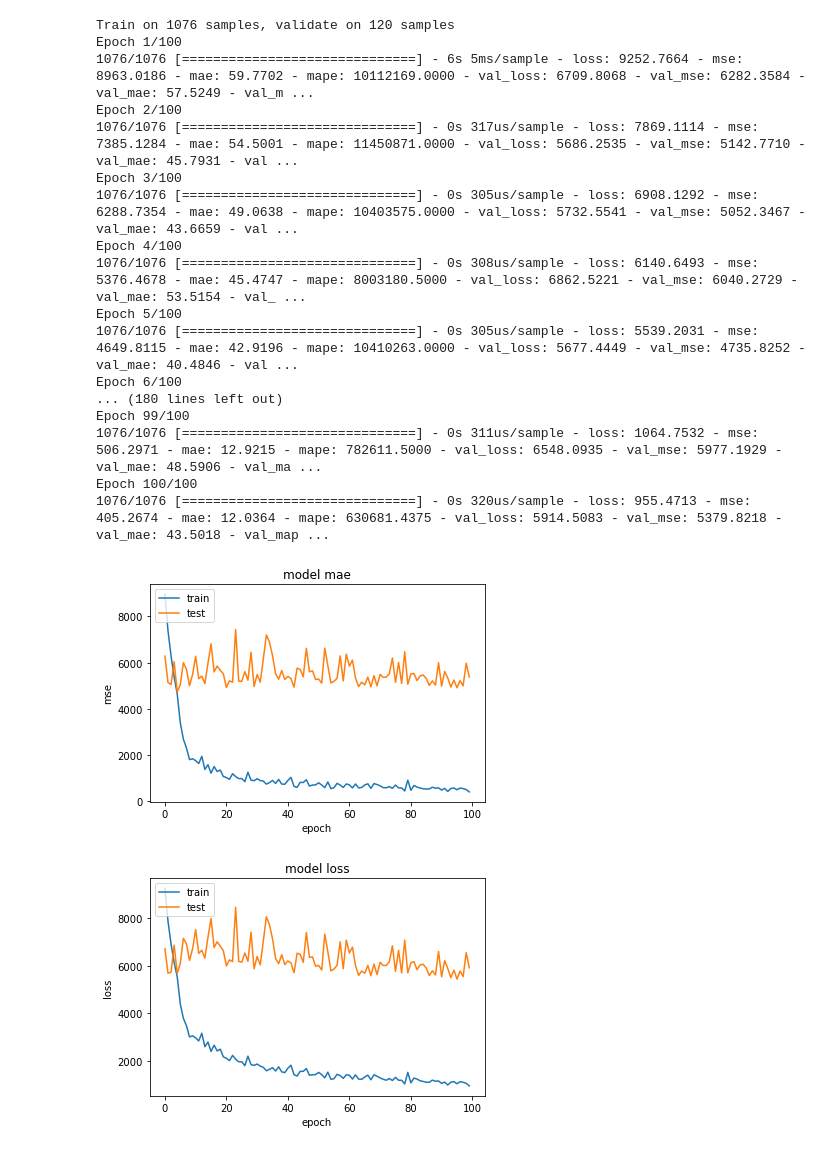
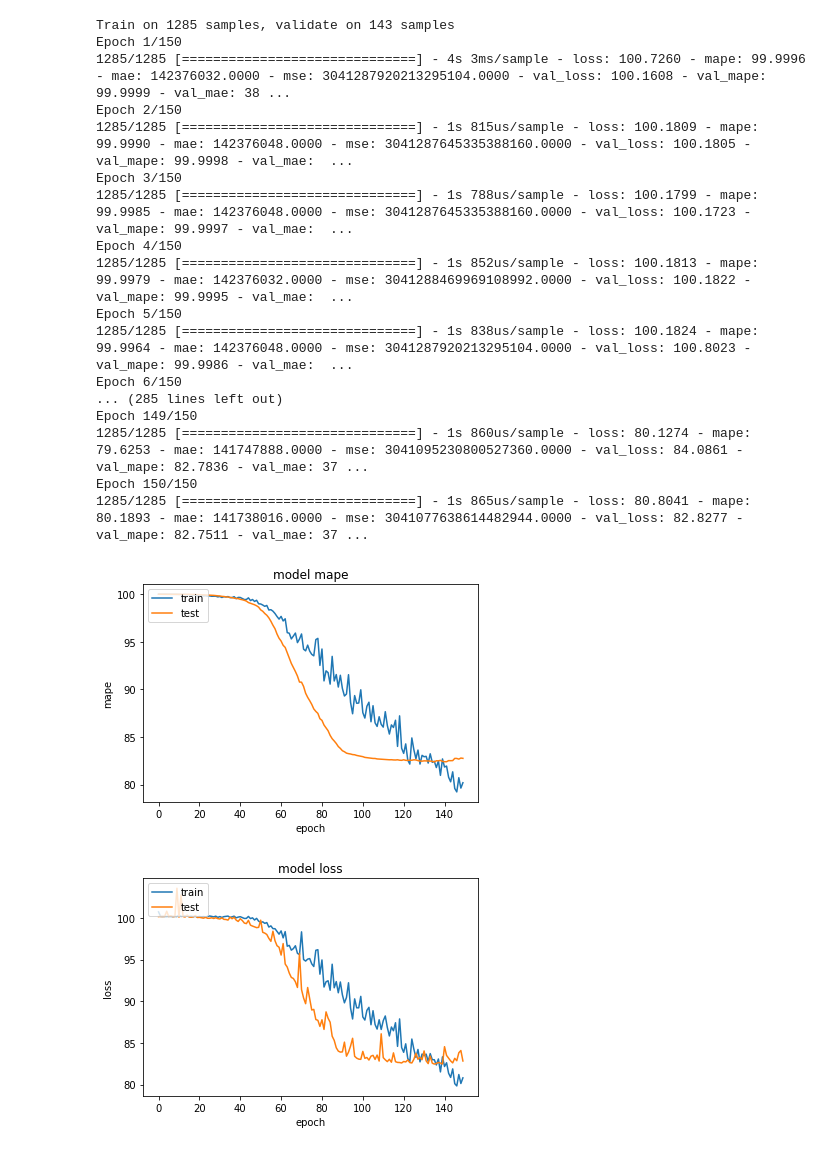
Before and after one commit to eunwooim/Datacampus-KU, a Jupyter notebook: data_modeling/04_0_fine.ipynb, the cells around one changed output. Drawn from its saved outputs; the diff is of its cells as text; code cells hidden in the pictures.

```diff
--- a/data_modeling/04_0_fine.ipynb
+++ b/data_modeling/04_0_fine.ipynb
@@ -71,14 +72,14 @@ dense_layer_1_1 = tf.keras.layers.Dense(units = 10, activation = tf.nn.relu)(inp
 dense_layer_1_2 = tf.keras.layers.Dense(units = 10, activation = tf.nn.relu)(dense_layer_1_1)
 dense_layer_1_3 = tf.keras.layers.Dense(units = 10, activation = tf.nn.relu)(dense_layer_1_2)
 dense_layer_1_4 = tf.keras.layers.Dense(units = 10, activation = tf.nn.relu)(dense_layer_1_3)
-dropout_1_5 = tf.keras.layers.Dropout(rate = 0.2)(dense_layer_1_3)
+dropout_1_5 = tf.keras.layers.Dropout(rate = 0.5)(dense_layer_1_4)
 
 
 dense_layer_2_1 = tf.keras.layers.Dense(units = 10, activation = tf.nn.relu)(input_2)
 dense_layer_2_2 = tf.keras.layers.Dense(units = 10, activation = tf.nn.relu)(dense_layer_2_1)
 dense_layer_2_3 = tf.keras.layers.Dense(units = 10, activation = tf.nn.relu)(dense_layer_2_2)
 dense_layer_2_4 = tf.keras.layers.Dense(units = 10, activation = tf.nn.relu)(dense_layer_2_3)
-dropout_2_5 = tf.keras.layers.Dropout(rate = 0.2)(dense_layer_2_3)
+dropout_2_5 = tf.keras.layers.Dropout(rate = 0.5)(dense_layer_2_4)
 # %%
 embeddings_index = {}
 f = open(os.path.join(os.path.dirname(os.getcwd()), 'data_processing', 'ft_0825_6.txt'),  encoding='utf-8')
@@ -118,9 +119,9 @@ embedding_layer_3 = tf.keras.layers.Embedding(num_words,
 
 reshape_3 = tf.keras.layers.Reshape((sequence_length, embedding_dim, 1))(embedding_layer_3)
 
-conv_0_3 = tf.keras.layers.Conv2D(num_filters, kernel_size=(3, embedding_dim), activation='relu', kernel_regularizer=tf.keras.regularizers.l2(3))(reshape_3)
-conv_1_3 = tf.keras.layers.Conv2D(num_filters, kernel_size=(4, embedding_dim), activation='relu', kernel_regularizer=tf.keras.regularizers.l2(3))(reshape_3)
-conv_2_3 = tf.keras.layers.Conv2D(num_filters, kernel_size=(5, embedding_dim), activation='relu', kernel_regularizer=tf.keras.regularizers.l2(3))(reshape_3)
+conv_0_3 = tf.keras.layers.Conv2D(num_filters, kernel_size=(3, embedding_dim), activation=tf.nn.relu, kernel_regularizer=tf.keras.regularizers.l2(3))(reshape_3)
+conv_1_3 = tf.keras.layers.Conv2D(num_filters, kernel_size=(4, embedding_dim), activation=tf.nn.relu, kernel_regularizer=tf.keras.regularizers.l2(3))(reshape_3)
+conv_2_3 = tf.keras.layers.Conv2D(num_filters, kernel_size=(5, embedding_dim), activation=tf.nn.relu, kernel_regularizer=tf.keras.regularizers.l2(3))(reshape_3)
 
 maxpool_0_3 = tf.keras.layers.MaxPool2D(pool_size=(sequence_length - 3 + 1, 1), strides=(1,1), padding='valid')(conv_0_3)
 maxpool_1_3 = tf.keras.layers.MaxPool2D(pool_size=(sequence_length - 4 + 1, 1), strides=(1,1), padding='valid')(conv_1_3)
@@ -141,7 +142,7 @@ output = tf.keras.layers.Dense(units = 1, activation = tf.nn.relu)(dense_layer_4
 
 model = tf.keras.Model(inputs=[input_1, input_2, input_3], outputs=output)
 # %%
-model.compile(loss=tf.keras.losses.MeanSquaredError(), optimizer=tf.keras.optimizers.RMSprop(learning_rate=0.005), metrics=['mse', 'mae', 'mape'])
+model.compile(loss=tf.keras.losses.MeanAbsolutePercentageError(), optimizer=tf.keras.optimizers.RMSprop(learning_rate=0.001), metrics=['mape', 'mae', 'mse'])
 print(model.summary())
 #Adamax
 # %% [output]
@@ -163,48 +164,48 @@ Non-trainable params: 0
 __________________________________________________________________________________________________
 None
 # %%
-history = model.fit(x=[X1_train, X2_train, X3_train], y=y_train, batch_size=64, epochs=100, verbose=1, validation_split=0.1)
+history = model.fit(x=[X1_train, X2_train, X3_train], y=y_train, batch_size=32, epochs=150, verbose=1, validation_split=0.1)
 # %% [output]
-Train on 1076 samples, validate on 120 samples
-Epoch 1/100
-1076/1076 [==============================] - 6s 5ms/sample - loss: 9252.7664 - mse: 8963.0186 - mae: 59.7702 - mape: 10112169.0000 - val_loss: 6709.8068 - val_mse: 6282.3584 - val_mae: 57.5249 - val_m ...
-Epoch 2/100
-1076/1076 [==============================] - 0s 317us/sample - loss: 7869.1114 - mse: 7385.1284 - mae: 54.5001 - mape: 11450871.0000 - val_loss: 5686.2535 - val_mse: 5142.7710 - val_mae: 45.7931 - val ...
-Epoch 3/100
-1076/1076 [==============================] - 0s 305us/sample - loss: 6908.1292 - mse: 6288.7354 - mae: 49.0638 - mape: 10403575.0000 - val_loss: 5732.5541 - val_mse: 5052.3467 - val_mae: 43.6659 - val ...
-Epoch 4/100
-1076/1076 [==============================] - 0s 308us/sample - loss: 6140.6493 - mse: 5376.4678 - mae: 45.4747 - mape: 8003180.5000 - val_loss: 6862.5221 - val_mse: 6040.2729 - val_mae: 53.5154 - val_ ...
-Epoch 5/100
-1076/1076 [==============================] - 0s 305us/sample - loss: 5539.2031 - mse: 4649.8115 - mae: 42.9196 - mape: 10410263.0000 - val_loss: 5677.4449 - val_mse: 4735.8252 - val_mae: 40.4846 - val ...
-Epoch 6/100
-... (180 lines left out)
-Epoch 99/100
-1076/1076 [==============================] - 0s 311us/sample - loss: 1064.7532 - mse: 506.2971 - mae: 12.9215 - mape: 782611.5000 - val_loss: 6548.0935 - val_mse: 5977.1929 - val_mae: 48.5906 - val_ma ...
-Epoch 100/100
-1076/1076 [==============================] - 0s 320us/sample - loss: 955.4713 - mse: 405.2674 - mae: 12.0364 - mape: 630681.4375 - val_loss: 5914.5083 - val_mse: 5379.8218 - val_mae: 43.5018 - val_map ...
+Train on 1285 samples, validate on 143 samples
+Epoch 1/150
+1285/1285 [==============================] - 4s 3ms/sample - loss: 100.7260 - mape: 99.9996 - mae: 142376032.0000 - mse: 3041287920213295104.0000 - val_loss: 100.1608 - val_mape: 99.9999 - val_mae: 38 ...
+Epoch 2/150
+1285/1285 [==============================] - 1s 815us/sample - loss: 100.1809 - mape: 99.9990 - mae: 142376048.0000 - mse: 3041287645335388160.0000 - val_loss: 100.1805 - val_mape: 99.9998 - val_mae:  ...
+Epoch 3/150
+1285/1285 [==============================] - 1s 788us/sample - loss: 100.1799 - mape: 99.9985 - mae: 142376048.0000 - mse: 3041287645335388160.0000 - val_loss: 100.1723 - val_mape: 99.9997 - val_mae:  ...
+Epoch 4/150
+1285/1285 [==============================] - 1s 852us/sample - loss: 100.1813 - mape: 99.9979 - mae: 142376032.0000 - mse: 3041288469969108992.0000 - val_loss: 100.1822 - val_mape: 99.9995 - val_mae:  ...
+Epoch 5/150
+1285/1285 [==============================] - 1s 838us/sample - loss: 100.1824 - mape: 99.9964 - mae: 142376048.0000 - mse: 3041287920213295104.0000 - val_loss: 100.8023 - val_mape: 99.9986 - val_mae:  ...
+Epoch 6/150
+... (285 lines left out)
+Epoch 149/150
+1285/1285 [==============================] - 1s 860us/sample - loss: 80.1274 - mape: 79.6253 - mae: 141747888.0000 - mse: 3041095230800527360.0000 - val_loss: 84.0861 - val_mape: 82.7836 - val_mae: 37 ...
+Epoch 150/150
+1285/1285 [==============================] - 1s 865us/sample - loss: 80.8041 - mape: 80.1893 - mae: 141738016.0000 - mse: 3041077638614482944.0000 - val_loss: 82.8277 - val_mape: 82.7511 - val_mae: 37 ...
 # %%
 import matplotlib.pyplot as plt
 
-plt.plot(history.history['mse'])
-plt.plot(history.history['val_mse'])
+plt.plot(history.history['mape'])
+plt.plot(history.history['val_mape'])
 
-plt.title('model mse')
-plt.ylabel('mse')
+plt.title('model mape')
+plt.ylabel('mape')
 plt.xlabel('epoch')
 plt.legend(['train','test'], loc='upper left')
 plt.show()
 
 plt.plot(history.history['loss'])
 plt.plot(history.history['val_loss'])
 
 plt.title('model loss')
 plt.ylabel('loss')
 plt.xlabel('epoch')
 plt.legend(['train','test'], loc='upper left')
 plt.show()
 # %% [output]
-[figure, old version]
+[figure, new version]
-[figure, old version]
+[figure, new version]
 # %%
 score = model.evaluate(x=[X1_test, X2_test, X3_test], y=y_test, verbose=1)
 print(score)
```
Also changed, not shown: parts of 5 cells of this notebook.
